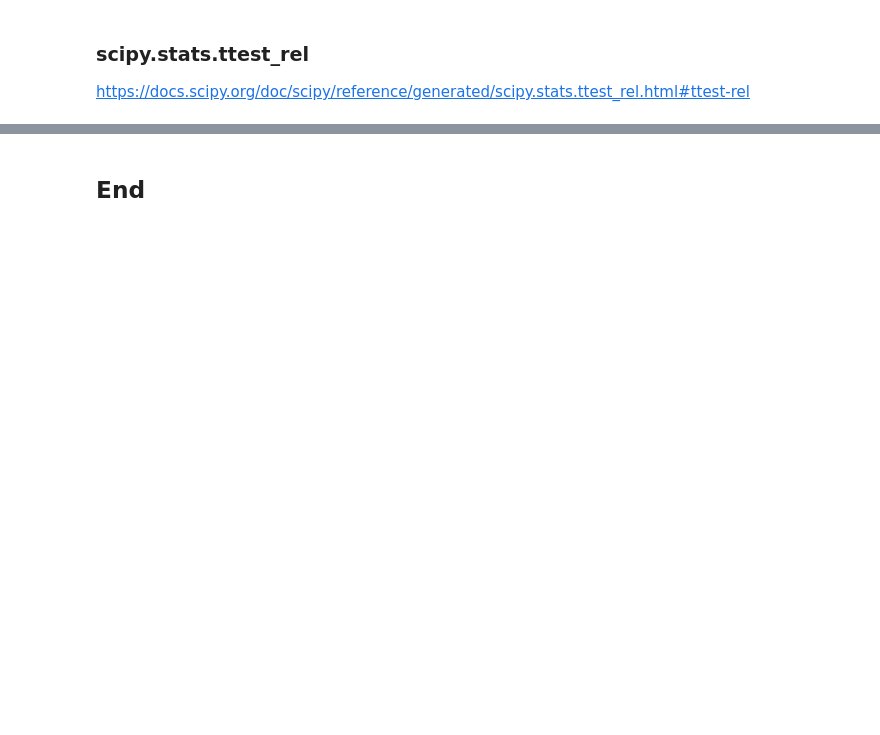
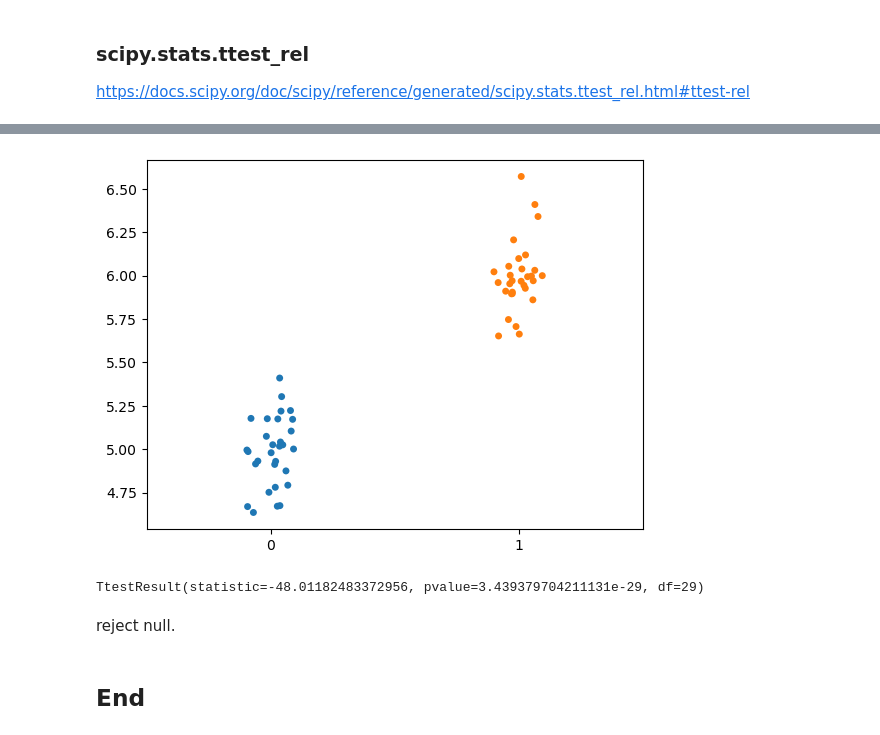
Before and after one commit to nurbujang/statnotes, a Jupyter notebook: s04_t_tests.ipynb, the cells around one changed output, grey strips where cells are left out. Drawn from its saved outputs; the diff is of its cells as text; code cells hidden in the pictures; blank space fills up the shorter version.

```diff
--- a/s04_t_tests.ipynb
+++ b/s04_t_tests.ipynb
@@ -175,2 +200,18 @@ TtestResult(statistic=-13.519149060991941, pvalue=4.748923617403702e-14, df=29)
+# %%
+# A group of normally distributed values.
+group_a = np.random.normal(5, 0.2, 30)
+
+# Add another normally distributed values.
+group_d = group_a + np.random.normal(1.0, 0.1, 30)
+# %%
+sns.stripplot(data=[group_a, group_d]);
+# %% [output]
+[figure, added]
+# %%
+stats.ttest_rel(group_a, group_d)
+# %% [output]
+TtestResult(statistic=-48.01182483372956, pvalue=3.439379704211131e-29, df=29)
+# %% [markdown]
+reject null.
 # %% [markdown]
 ## End
```
Also changed, not shown: parts of 21 cells of this notebook.
